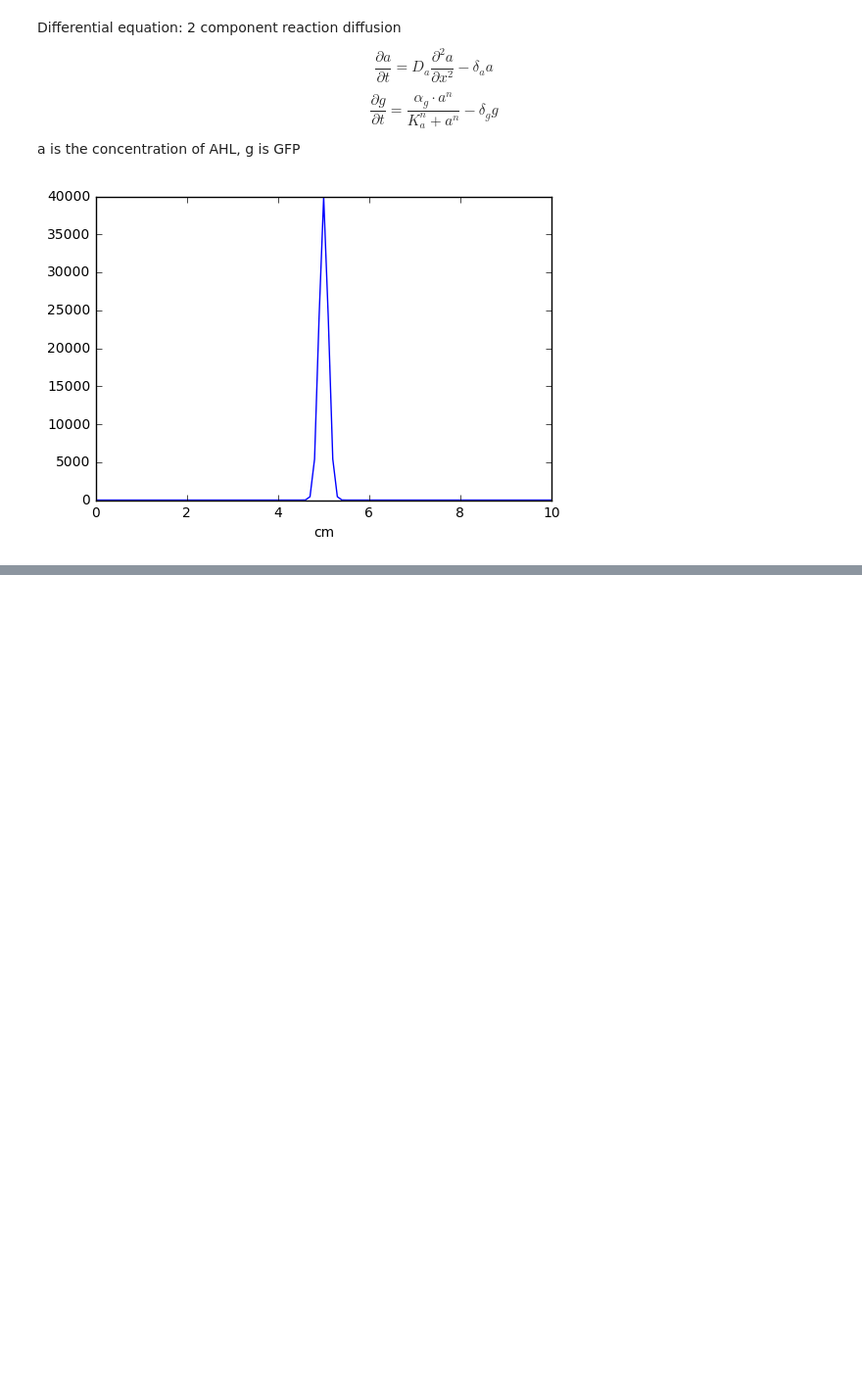
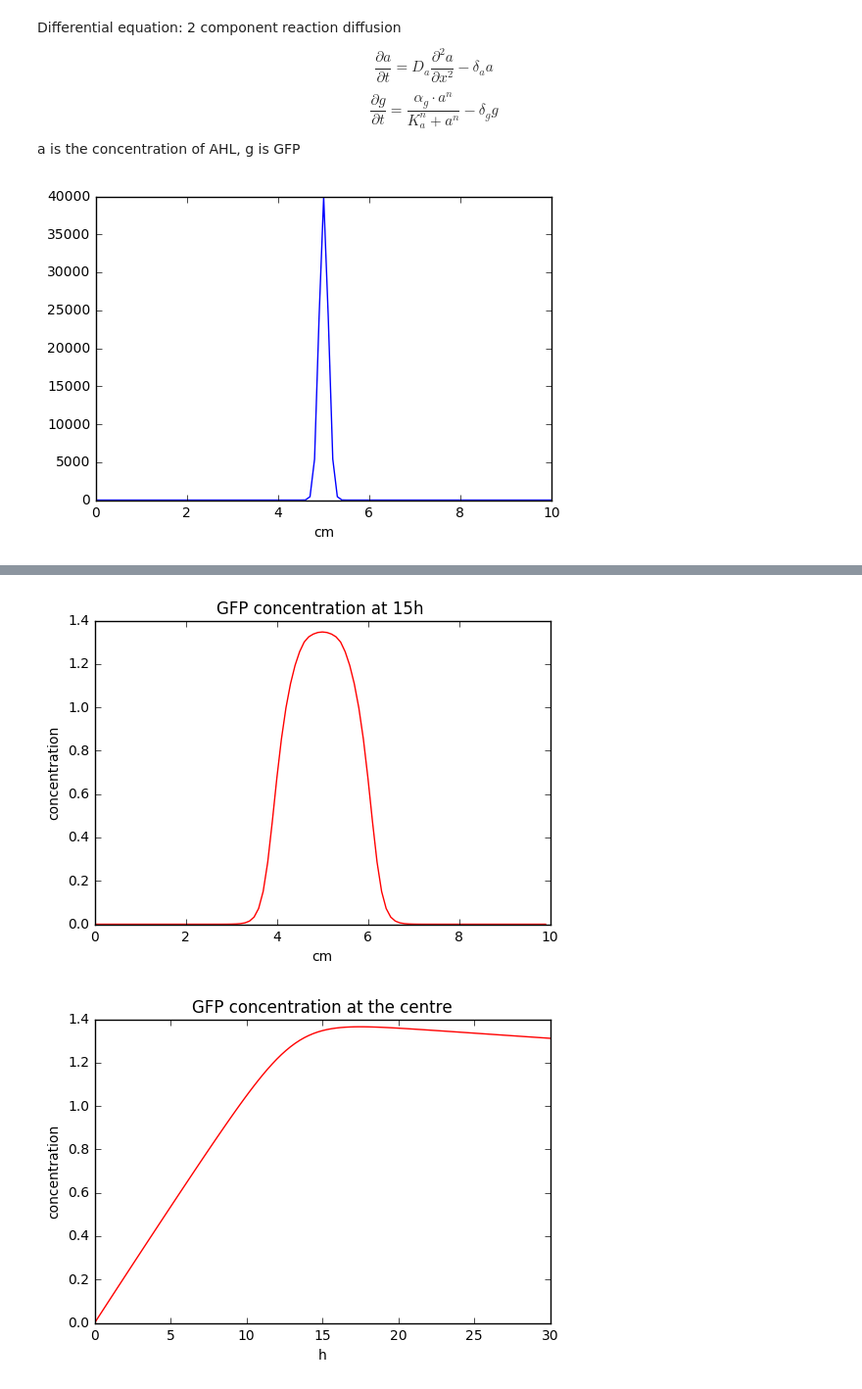
Before and after one commit to JohnHenningsen/RDsim, a Jupyter notebook: rdSim2.ipynb, the cells around one changed output, grey strips where cells are left out. Shown at 98% size. Drawn from its saved outputs; the diff is of its cells as text; code cells hidden in the pictures; blank space fills up the shorter version.

```diff
--- a/rdSim2.ipynb
+++ b/rdSim2.ipynb
@@ -113 +117,17 @@ plt.colorbar();
+# %%
+plt.figure(1)
+plt.plot(100*x[:-1],g[50,:], 'r')
+plt.ylabel('concentration')
+plt.xlabel('cm')
+plt.title('GFP concentration at 15h ')
+
+plt.figure(2)
+plt.plot(t/3600,g[:,50], 'r')
+plt.ylabel('concentration')
+plt.xlabel('h')
+plt.title('GFP concentration at the centre')
+plt.show()
+# %% [output]
+[figure, added]
+[figure, added]
 # %%
```
Also changed, not shown: parts of 9 cells of this notebook.
